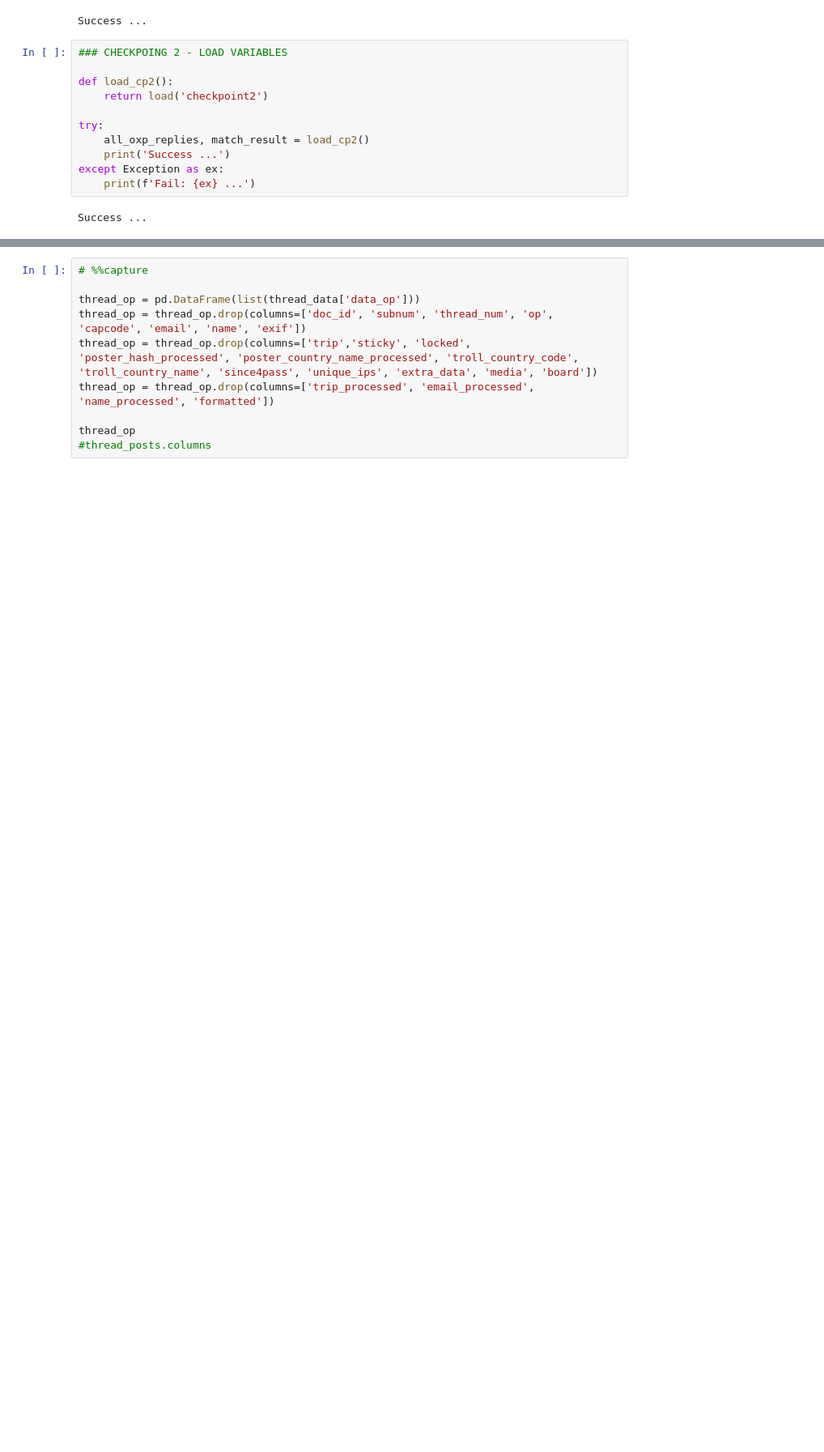
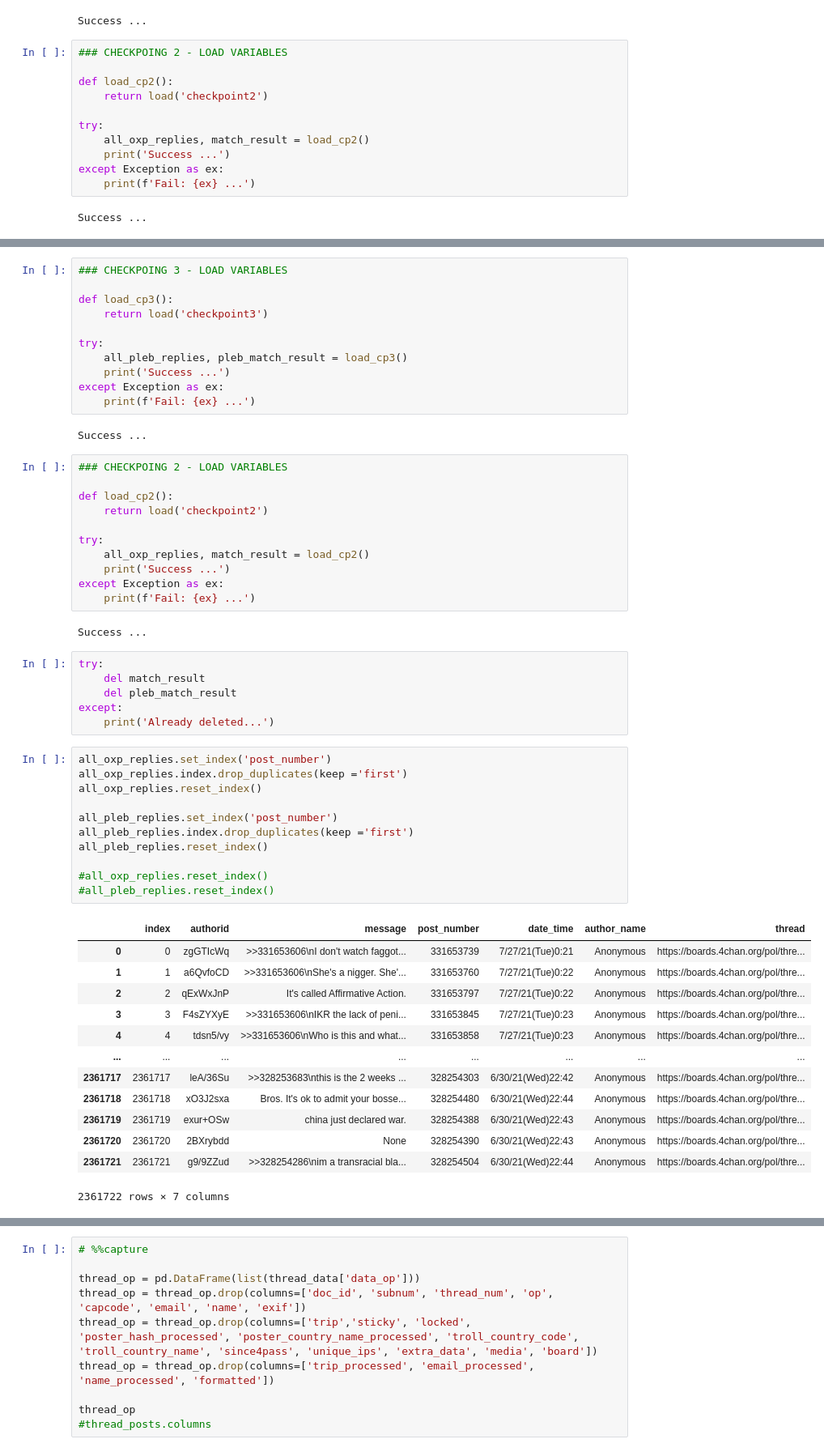
Before and after one commit to yprift01/4chan-data-project, a Jupyter notebook: jupyter/4chan-topic-modelling.ipynb, the cells around one changed output, grey strips where cells are left out. Shown at 81% size. Drawn from its saved outputs; the diff is of its cells as text; blank space fills up the shorter version.

```diff
--- a/jupyter/4chan-topic-modelling.ipynb
+++ b/jupyter/4chan-topic-modelling.ipynb
@@ -422,0 +456,57 @@ pd.DataFrame(pleb_match_result['pleb_replies'])
+# %%
+### CHECKPOING 3 - LOAD VARIABLES
+
+def load_cp3():
+    return load('checkpoint3')
+
+try:
+    all_pleb_replies, pleb_match_result = load_cp3()
+    print('Success ...')
+except Exception as ex:
+    print(f'Fail: {ex} ...')
+# %% [output]
+Success ...
+# %%
+### CHECKPOING 2 - LOAD VARIABLES
+
+def load_cp2():
+    return load('checkpoint2')
+
+try:
+    all_oxp_replies, match_result = load_cp2()
+    print('Success ...')
+except Exception as ex:
+    print(f'Fail: {ex} ...')
+# %% [output]
+Success ...
+# %%
+try:
+    del match_result
+    del pleb_match_result
+except:
+    print('Already deleted...')
+# %%
+all_oxp_replies.set_index('post_number')
+all_oxp_replies.index.drop_duplicates(keep ='first')
+all_oxp_replies.reset_index()
+
+all_pleb_replies.set_index('post_number')
+all_pleb_replies.index.drop_duplicates(keep ='first')
+all_pleb_replies.reset_index()
+
+#all_oxp_replies.reset_index()
+#all_pleb_replies.reset_index()
+# %% [output]
+|  | index | authorid | message | post_number | date_time | author_name | thread |
+| 0 | 0 | zgGTIcWq | >>331653606\nI don't watch faggot... | 331653739 | 7/27/21(Tue)0:21 | Anonymous | https://boards.4chan.org/pol/thre... |
+| 1 | 1 | a6QvfoCD | >>331653606\nShe's a nigger. She'... | 331653760 | 7/27/21(Tue)0:22 | Anonymous | https://boards.4chan.org/pol/thre... |
+| 2 | 2 | qExWxJnP | It's called Affirmative Action. | 331653797 | 7/27/21(Tue)0:22 | Anonymous | https://boards.4chan.org/pol/thre... |
+| 3 | 3 | F4sZYXyE | >>331653606\nIKR the lack of peni... | 331653845 | 7/27/21(Tue)0:23 | Anonymous | https://boards.4chan.org/pol/thre... |
+| 4 | 4 | tdsn5/vy | >>331653606\nWho is this and what... | 331653858 | 7/27/21(Tue)0:23 | Anonymous | https://boards.4chan.org/pol/thre... |
+| ... | ... | ... | ... | ... | ... | ... | ... |
+| 2361717 | 2361717 | leA/36Su | >>328253683\nthis is the 2 weeks ... | 328254303 | 6/30/21(Wed)22:42 | Anonymous | https://boards.4chan.org/pol/thre... |
+| 2361718 | 2361718 | xO3J2sxa | Bros. It's ok to admit your bosse... | 328254480 | 6/30/21(Wed)22:44 | Anonymous | https://boards.4chan.org/pol/thre... |
+| 2361719 | 2361719 | exur+OSw | china just declared war. | 328254388 | 6/30/21(Wed)22:43 | Anonymous | https://boards.4chan.org/pol/thre... |
+| 2361720 | 2361720 | 2BXrybdd | None | 328254390 | 6/30/21(Wed)22:43 | Anonymous | https://boards.4chan.org/pol/thre... |
+| 2361721 | 2361721 | g9/9ZZud | >>328254286\nim a transracial bla... | 328254504 | 6/30/21(Wed)22:44 | Anonymous | https://boards.4chan.org/pol/thre... |
+2361722 rows × 7 columns
```
Also changed, not shown: parts of 15 cells of this notebook.
